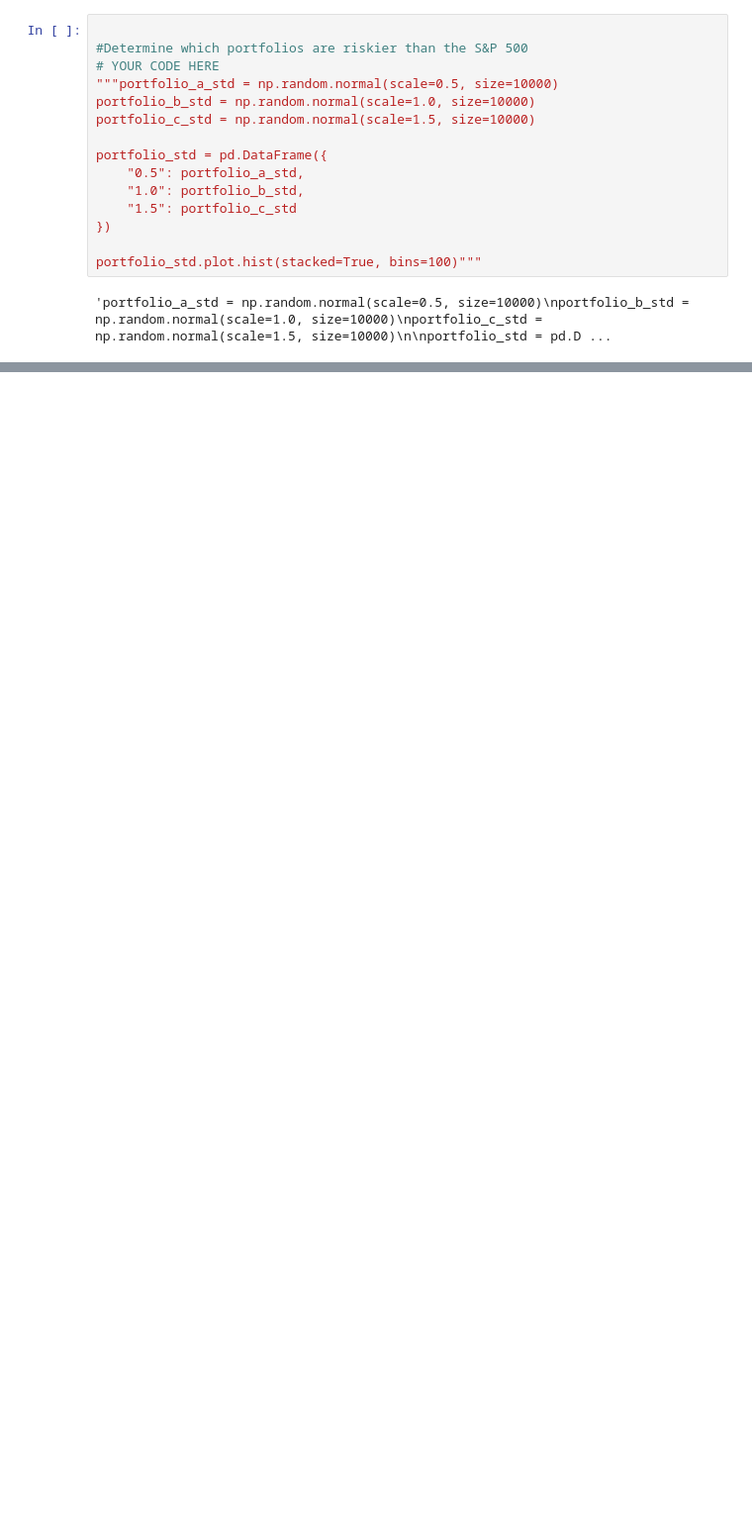
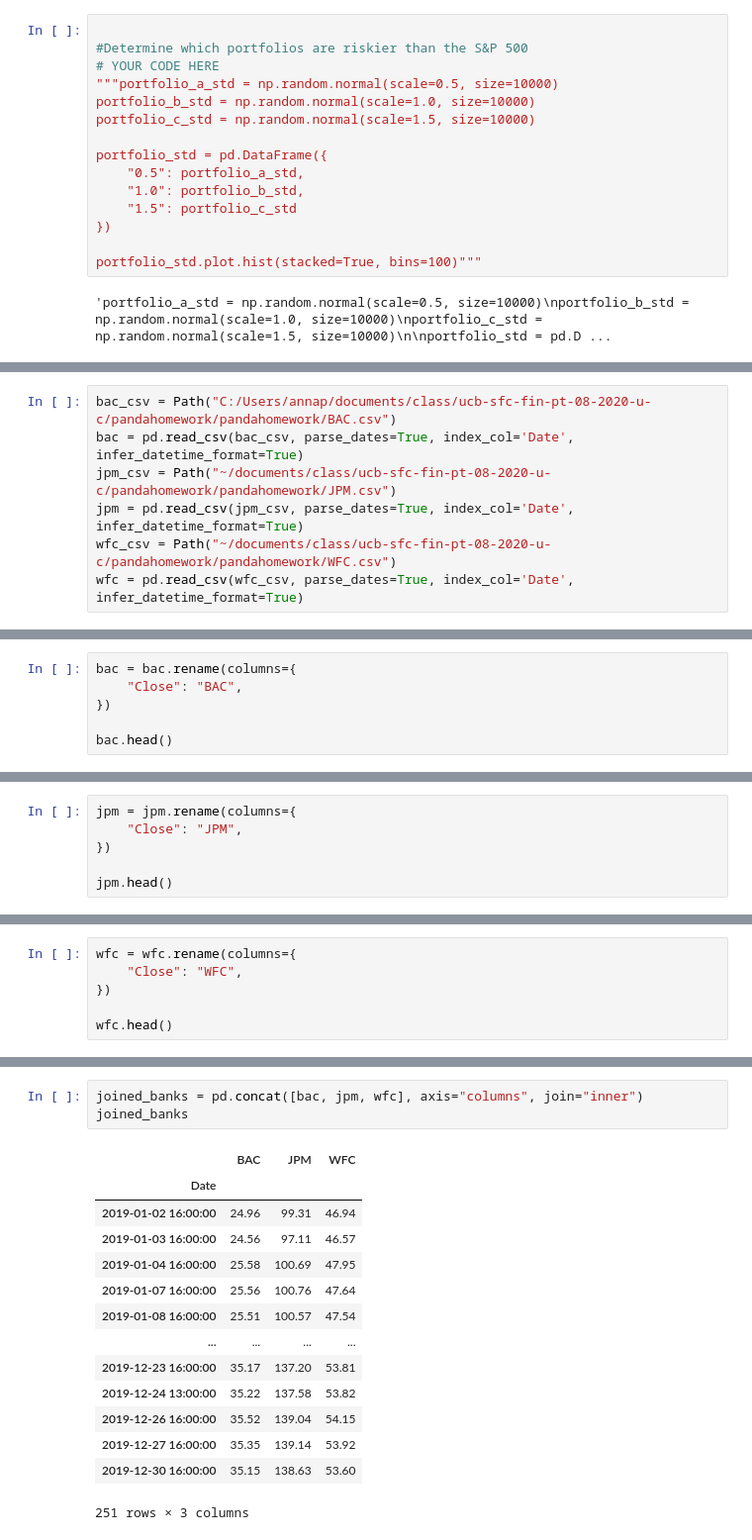
Before and after one commit to annapeng87/pandahomework, a Jupyter notebook: pandahw.ipynb, the cells around one changed output, grey strips where cells are left out. Shown at 99% size. Saved outputs shown, nothing was run; the diff lists cells and outputs as text; blank space fills up the shorter version.

```diff
--- a/pandahw.ipynb
+++ b/pandahw.ipynb
@@ -257,0 +294,7 @@ joined_data_rows.plot(kind='scatter', x='S&P 500', y='Drowning Incidents')
+# %%
+bac_csv = Path("C:/Users/annap/documents/class/ucb-sfc-fin-pt-08-2020-u-c/pandahomework/pandahomework/BAC.csv")
+bac = pd.read_csv(bac_csv, parse_dates=True, index_col='Date', infer_datetime_format=True)
+jpm_csv = Path("~/documents/class/ucb-sfc-fin-pt-08-2020-u-c/pandahomework/pandahomework/JPM.csv")
+jpm = pd.read_csv(jpm_csv, parse_dates=True, index_col='Date', infer_datetime_format=True)
+wfc_csv = Path("~/documents/class/ucb-sfc-fin-pt-08-2020-u-c/pandahomework/pandahomework/WFC.csv")
+wfc = pd.read_csv(wfc_csv, parse_dates=True, index_col='Date', infer_datetime_format=True)
@@ -257,0 +318,6 @@ joined_data_rows.plot(kind='scatter', x='S&P 500', y='Drowning Incidents')
+# %%
+bac = bac.rename(columns={
+    "Close": "BAC",
+})
+
+bac.head()
@@ -257,0 +332,6 @@ joined_data_rows.plot(kind='scatter', x='S&P 500', y='Drowning Incidents')
+# %%
+jpm = jpm.rename(columns={
+    "Close": "JPM",
+})
+
+jpm.head()
@@ -257,0 +346,6 @@ joined_data_rows.plot(kind='scatter', x='S&P 500', y='Drowning Incidents')
+# %%
+wfc = wfc.rename(columns={
+    "Close": "WFC",
+})
+
+wfc.head()
@@ -257,0 +360,18 @@ joined_data_rows.plot(kind='scatter', x='S&P 500', y='Drowning Incidents')
+# %%
+joined_banks = pd.concat([bac, jpm, wfc], axis="columns", join="inner")
+joined_banks
+# %% [output]
+|  | BAC | JPM | WFC |
+| Date |  |  |  |
+| 2019-01-02 16:00:00 | 24.96 | 99.31 | 46.94 |
+| 2019-01-03 16:00:00 | 24.56 | 97.11 | 46.57 |
+| 2019-01-04 16:00:00 | 25.58 | 100.69 | 47.95 |
+| 2019-01-07 16:00:00 | 25.56 | 100.76 | 47.64 |
+| 2019-01-08 16:00:00 | 25.51 | 100.57 | 47.54 |
+| ... | ... | ... | ... |
+| 2019-12-23 16:00:00 | 35.17 | 137.20 | 53.81 |
+| 2019-12-24 13:00:00 | 35.22 | 137.58 | 53.82 |
+| 2019-12-26 16:00:00 | 35.52 | 139.04 | 54.15 |
+| 2019-12-27 16:00:00 | 35.35 | 139.14 | 53.92 |
+| 2019-12-30 16:00:00 | 35.15 | 138.63 | 53.60 |
+251 rows × 3 columns
```
Also changed, not shown: parts of 25 cells of this notebook.
